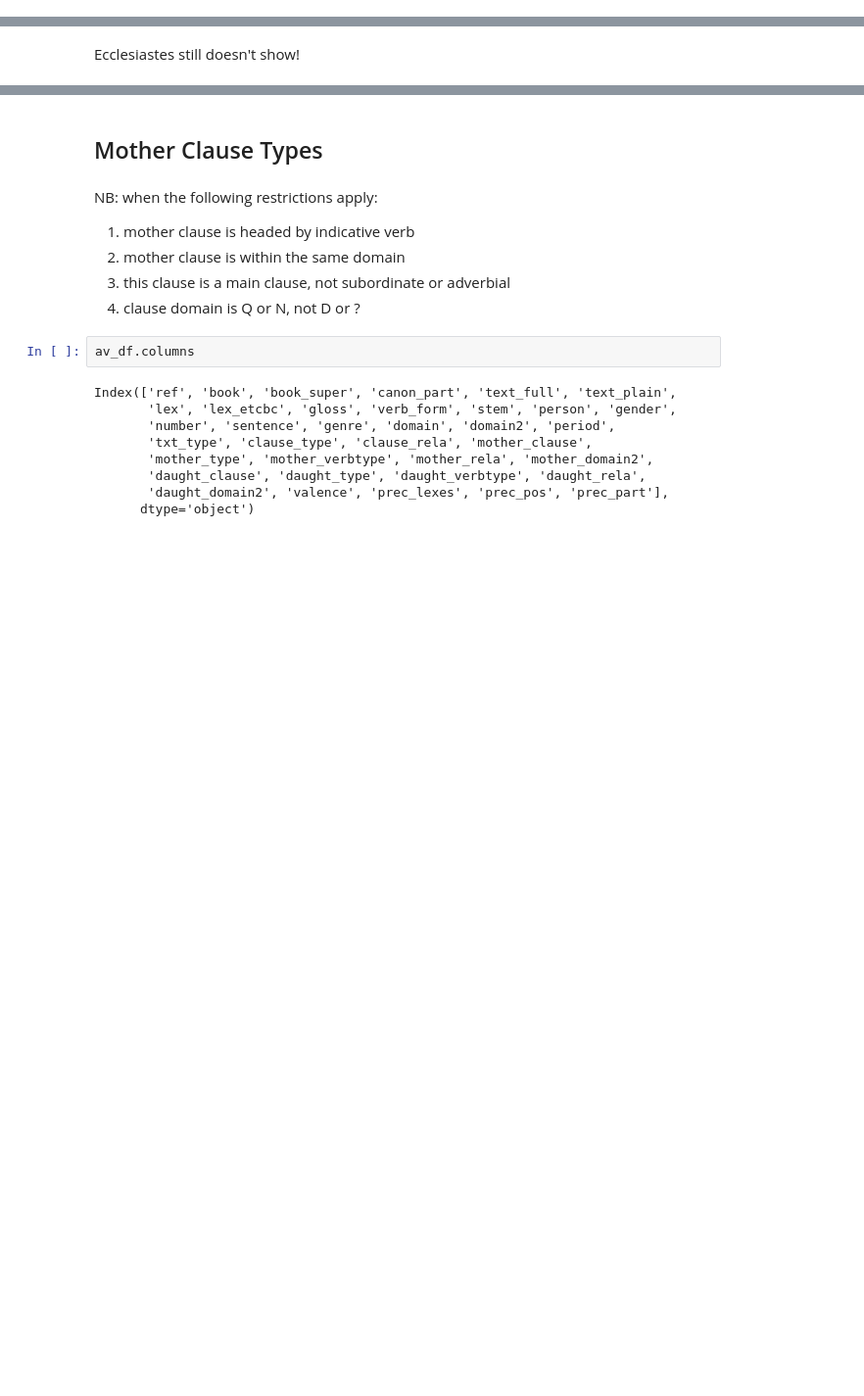
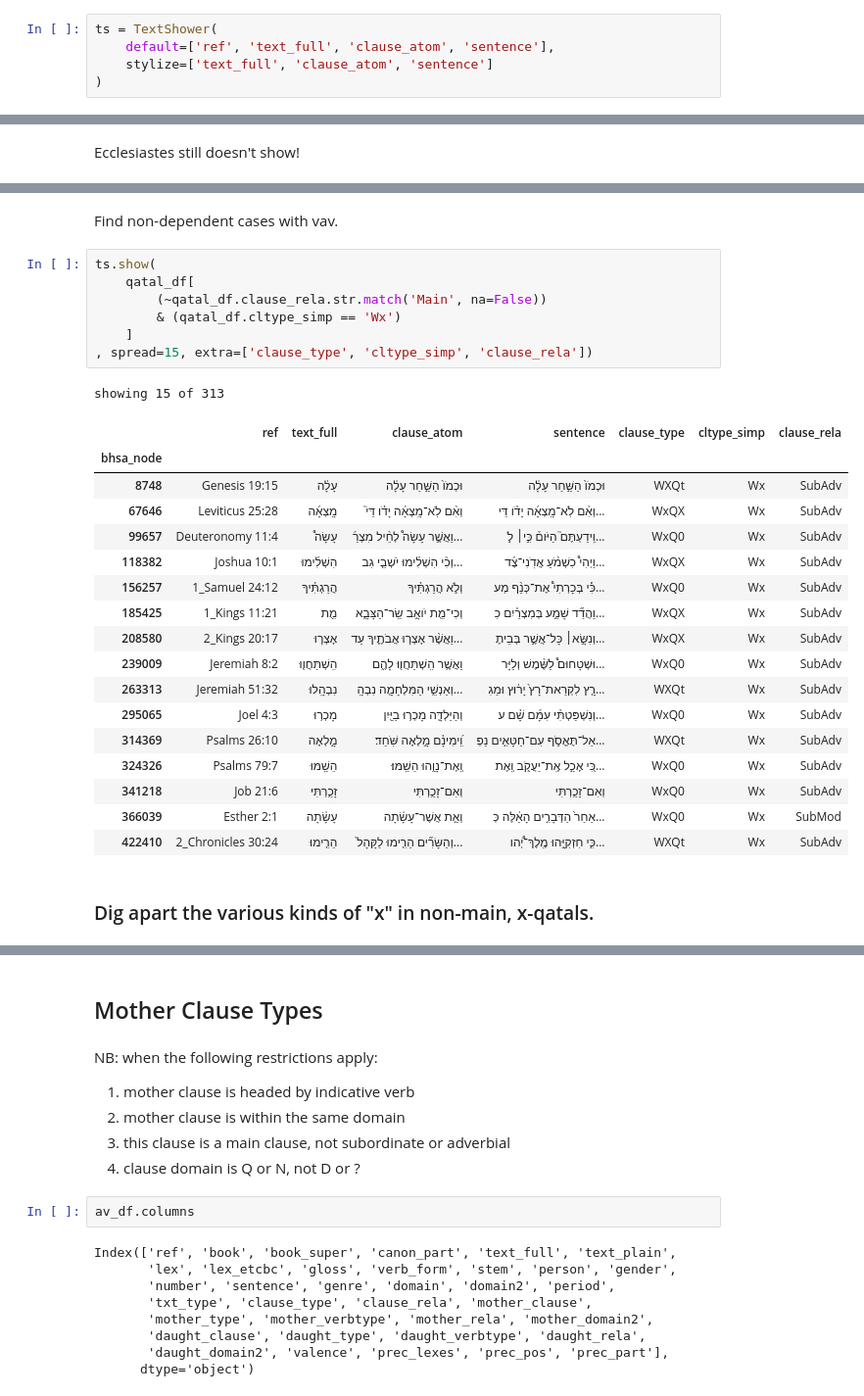
Before and after one commit to CambridgeSemiticsLab/Gesenius_data, a Jupyter notebook: analysis/§106_formal.ipynb, the cells around one changed output, grey strips where cells are left out. Shown at 98% size. Drawn from its saved outputs; the diff is of its cells as text; blank space fills up the shorter version.

```diff
--- a/analysis/§106_formal.ipynb
+++ b/analysis/§106_formal.ipynb
@@ -16,3 +16,8 @@ Goals:
     * book associations
 # %%
 from my_tools import *
+# %%
+ts = TextShower(
+    default=['ref', 'text_full', 'clause_atom', 'sentence'],
+    stylize=['text_full', 'clause_atom', 'sentence']
+)
@@ -480,0 +641,30 @@ avb_qtl_pr
+# %% [markdown]
+Find non-dependent cases with vav.
+# %%
+ts.show(
+    qatal_df[
+        (~qatal_df.clause_rela.str.match('Main', na=False))
+        & (qatal_df.cltype_simp == 'Wx')
+    ]
+, spread=15, extra=['clause_type', 'cltype_simp', 'clause_rela'])
+# %% [output]
+showing 15 of 313
+|  | ref | text_full | clause_atom | sentence | clause_type | cltype_simp | clause_rela |
+| bhsa_node |  |  |  |  |  |  |  |
+| 8748 | Genesis 19:15 | עָלָ֔ה | וּכְמֹו֙ הַשַּׁ֣חַר עָלָ֔ה | וּכְמֹו֙ הַשַּׁ֣חַר עָלָ֔ה | WXQt | Wx | SubAdv |
+| 67646 | Leviticus 25:28 | מָֽצְאָ֜ה | וְאִ֨ם לֹֽא־מָֽצְאָ֜ה יָדֹ֗ו דֵּי֮ | וְאִ֨ם לֹֽא־מָֽצְאָ֜ה יָדֹ֗ו דֵּי... | WxQX | Wx | SubAdv |
+| 99657 | Deuteronomy 11:4 | עָשָׂה֩ | וַאֲשֶׁ֣ר עָשָׂה֩ לְחֵ֨יל מִצְרַ֜... | וִֽידַעְתֶּם֮ הַיֹּום֒ כִּ֣י׀ לֹ֣... | WxQ0 | Wx | SubAdv |
+| 118382 | Joshua 10:1 | הִשְׁלִ֜ימוּ | וְכִ֨י הִשְׁלִ֜ימוּ יֹשְׁבֵ֤י גִב... | וַיְהִי֩ כִשְׁמֹ֨עַ אֲדֹֽנִי־צֶ֜ד... | WxQX | Wx | SubAdv |
+| 156257 | 1_Samuel 24:12 | הֲרַגְתִּ֗יךָ | וְלֹ֣א הֲרַגְתִּ֗יךָ | כִּ֡י בְּכָרְתִי֩ אֶת־כְּנַ֨ף מְע... | WxQ0 | Wx | SubAdv |
+| 185425 | 1_Kings 11:21 | מֵ֖ת | וְכִי־מֵ֖ת יֹואָ֣ב שַֽׂר־הַצָּבָ֑א | וַהֲדַ֞ד שָׁמַ֣ע בְּמִצְרַ֗יִם כִ... | WxQX | Wx | SubAdv |
+| 208580 | 2_Kings 20:17 | אָצְר֧וּ | וַאֲשֶׁ֨ר אָצְר֧וּ אֲבֹתֶ֛יךָ עַד... | וְנִשָּׂ֣א׀ כָּל־אֲשֶׁ֣ר בְּבֵיתֶ... | WxQX | Wx | SubAdv |
+| 239009 | Jeremiah 8:2 | הִֽשְׁתַּחֲו֖וּ | וַאֲשֶׁ֥ר הִֽשְׁתַּחֲו֖וּ לָהֶ֑ם | וּשְׁטָחוּם֩ לַשֶּׁ֨מֶשׁ וְלַיָּר... | WxQ0 | Wx | SubAdv |
+| 263313 | Jeremiah 51:32 | נִבְהָֽלוּ | וְאַנְשֵׁ֥י הַמִּלְחָמָ֖ה נִבְהָֽ... | רָ֤ץ לִקְרַאת־רָץ֙ יָר֔וּץ וּמַגִ... | WXQt | Wx | SubAdv |
+| 295065 | Joel 4:3 | מָכְר֥וּ | וְהַיַּלְדָּ֛ה מָכְר֥וּ בַיַּ֖יִן | וְנִשְׁפַּטְתִּ֨י עִמָּ֜ם שָׁ֗ם ע... | WxQ0 | Wx | SubAdv |
+| 314369 | Psalms 26:10 | מָ֣לְאָה | וִֽ֝ימִינָ֗ם מָ֣לְאָה שֹּֽׁחַד׃ | אַל־תֶּאֱסֹ֣ף עִם־חַטָּאִ֣ים נַפְ... | WXQt | Wx | SubAdv |
+| 324326 | Psalms 79:7 | הֵשַֽׁמּוּ | וְֽאֶת־נָוֵ֥הוּ הֵשַֽׁמּוּ׃ | כִּ֭י אָכַ֣ל אֶֽת־יַעֲקֹ֑ב וְֽאֶת... | WxQ0 | Wx | SubAdv |
+| 341218 | Job 21:6 | זָכַ֥רְתִּי | וְאִם־זָכַ֥רְתִּי | וְאִם־זָכַ֥רְתִּי | WxQ0 | Wx | SubAdv |
+| 366039 | Esther 2:1 | עָשָׂ֔תָה | וְאֵ֣ת אֲשֶׁר־עָשָׂ֔תָה | אַחַר֙ הַדְּבָרִ֣ים הָאֵ֔לֶּה כְּ... | WxQ0 | Wx | SubMod |
+| 422410 | 2_Chronicles 30:24 | הֵרִ֤ימוּ | וְהַשָּׂרִ֞ים הֵרִ֤ימוּ לַקָּהָל֙... | כִּ֣י חִזְקִיָּ֣הוּ מֶֽלֶךְ־יְ֠הו... | WXQt | Wx | SubAdv |
+# %% [markdown]
+### Dig apart the various kinds of "x" in non-main, x-qatals.
```
Also changed, not shown: parts of 77 cells of this notebook, 4 other files.
